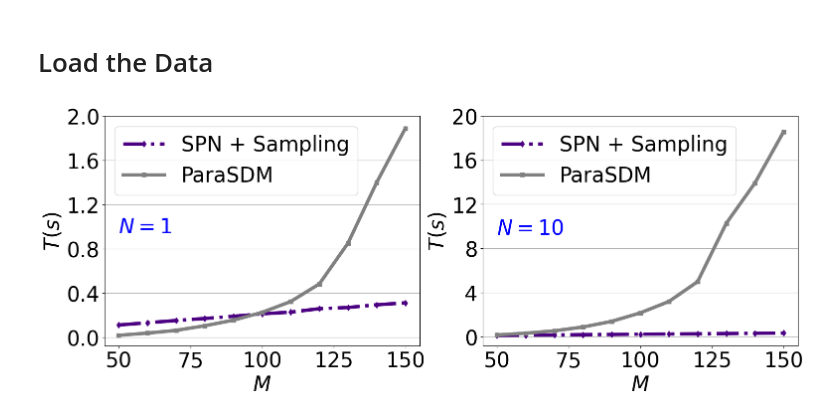
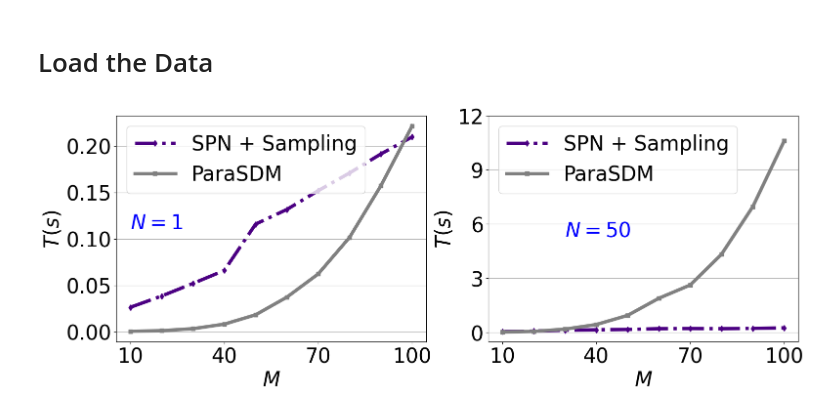
Before and after one commit to salar96/LearningFLPO, a Jupyter notebook: Speed_test_grads.ipynb, the cells around one changed output. Saved outputs shown, nothing was run; the diff lists cells and outputs as text; code cells hidden in the pictures.

```diff
--- a/Speed_test_grads.ipynb
+++ b/Speed_test_grads.ipynb
@@ -75,7 +75,7 @@ device = torch.device('cuda') if torch.cuda.is_available() else torch.device('cp
 
 print("Running on: " , device)
 
-num_facilities = np.linspace(50,150,11) # number of facilities
+num_facilities = np.linspace(10,100,10) # number of facilities
 
 city_dim = 2
 num_distinct_ends=1
@@ -235,8 +235,8 @@ linestyle3 = '--'
 fontsize1 = 30
 fontsize2 = 30
 linewidth1 = 5
-num_x_ticks = 5
-num_y_ticks = 6
+num_x_ticks = 4
+num_y_ticks = 5
 plt.figure(figsize=(18,6))
 plt.subplot(1,2,1)
 plt.plot(num_facilities,times_1_L,linestyle1,marker='d',linewidth=linewidth1,color=color1,label='SPN + Sampling')
@@ -244,53 +244,53 @@ plt.plot(num_facilities,times_1_F,linestyle2,marker='s',linewidth=linewidth1,col
 plt.xlabel(rf'$M$', fontsize=fontsize1)
 plt.ylabel(rf'$T(s)$', fontsize=fontsize1)
 plt.text(num_facilities[2]-20,times_1_F[-1]*0.5,"$N=1$",fontsize=fontsize1,color='blue',weight='bold')
-plt.yticks(np.linspace(0,2,num_y_ticks),fontsize=fontsize1)
-plt.xticks(np.linspace(50,150,num_x_ticks),fontsize=fontsize1)
+plt.yticks(np.linspace(0,.2,num_y_ticks),fontsize=fontsize1)
+plt.xticks(np.linspace(10,100,num_x_ticks),fontsize=fontsize1)
 plt.grid(axis='y',alpha=1)
 plt.legend(fontsize=fontsize1)
 
-plt.subplot(1,2,2)
-plt.plot(num_facilities,times_2_L,linestyle1,marker='d',linewidth=linewidth1,color=color1,label='SPN + Sampling')
-plt.plot(num_facilities,times_2_F,linestyle2,marker='s',linewidth=linewidth1,color=color2,label='ParaSDM')
-plt.xlabel(rf'$M$', fontsize=fontsize1)
-plt.ylabel(rf'$T(s)$', fontsize=fontsize1)
-plt.text(num_facilities[2]-20,times_2_F[-1]*0.5,"$N=10$",fontsize=fontsize1,color='blue',weight='bold')
-plt.yticks(np.linspace(0,20,num_y_ticks),fontsize=fontsize1)
-plt.xticks(np.linspace(50,150,num_x_ticks),fontsize=fontsize1)
-plt.grid(axis='y',alpha=1)
-plt.legend(fontsize=fontsize1)
+# plt.subplot(1,2,2)
+# plt.plot(num_facilities,times_2_L,linestyle1,marker='d',linewidth=linewidth1,color=color1,label='SPN + Sampling')
+# plt.plot(num_facilities,times_2_F,linestyle2,marker='s',linewidth=linewidth1,color=color2,label='ParaSDM')
+# plt.xlabel(rf'$M$', fontsize=fontsize1)
+# plt.ylabel(rf'$T(s)$', fontsize=fontsize1)
+# plt.text(num_facilities[2]-20,times_2_F[-1]*0.5,"$N=10$",fontsize=fontsize1,color='blue',weight='bold')
+# plt.yticks(np.linspace(0,20,num_y_ticks),fontsize=fontsize1)
+# plt.xticks(np.linspace(10,100,num_x_ticks),fontsize=fontsize1)
+# plt.grid(axis='y',alpha=1)
+# plt.legend(fontsize=fontsize1)
 
 # plt.subplot(2,2,3)
 # plt.plot(num_facilities,times_3_L,linestyle1,marker='d',linewidth=linewidth1,color=color1,label='SPN + Sampling')
 # plt.plot(num_facilities,times_3_F,linestyle2,marker='s',linewidth=linewidth1,color=color2,label='ParaSDM')
 # plt.xlabel(rf'$M$', fontsize=fontsize1)
 # plt.ylabel(rf'$T(s)$', fontsize=fontsize1)
 # plt.text(num_facilities[2],times_3_F[-1]*0.5,"$N=20$",fontsize=fontsize1,color='blue',weight='bold')
 # plt.yticks(np.linspace(0,20,num_y_ticks),fontsize=fontsize1)
 # plt.xticks(np.linspace(20,100,num_x_ticks),fontsize=fontsize1)
 # plt.grid(axis='y',alpha=1)
 # plt.legend(fontsize=fontsize1)
 
-# plt.subplot(2,2,4)
-# plt.plot(num_facilities,times_4_L,linestyle1,marker='d',linewidth=linewidth1,color=color1,label='SPN + Sampling')
-# plt.plot(num_facilities,times_4_F,linestyle2,marker='s',linewidth=linewidth1,color=color2,label='ParaSDM')
-# plt.xlabel(rf'$M$', fontsize=fontsize1)
-# plt.ylabel(rf'$T(s)$', fontsize=fontsize1)
-# plt.text(num_facilities[2],times_4_F[-1]*0.5,"$N=50$",fontsize=fontsize1,color='blue',weight='bold')
-# plt.yticks(np.linspace(0,50,num_y_ticks),fontsize=fontsize1)
-# plt.xticks(np.linspace(20,100,num_x_ticks),fontsize=fontsize1)
-# plt.grid(axis='y',alpha=1)
-# plt.legend(fontsize=fontsize1)
+plt.subplot(1,2,2)
+plt.plot(num_facilities,times_4_L,linestyle1,marker='d',linewidth=linewidth1,color=color1,label='SPN + Sampling')
+plt.plot(num_facilities,times_4_F,linestyle2,marker='s',linewidth=linewidth1,color=color2,label='ParaSDM')
+plt.xlabel(rf'$M$', fontsize=fontsize1)
+plt.ylabel(rf'$T(s)$', fontsize=fontsize1)
+plt.text(num_facilities[2],times_4_F[-1]*0.5,"$N=50$",fontsize=fontsize1,color='blue',weight='bold')
+plt.yticks(np.linspace(0,12,num_y_ticks),fontsize=fontsize1)
+plt.xticks(np.linspace(10,100,num_x_ticks),fontsize=fontsize1)
+plt.grid(axis='y',alpha=1)
+plt.legend(fontsize=fontsize1)
 
 # plt.figure(figsize=(16,3))
 # plt.plot(num_facilities,grad_norm_error_1,linestyle1,marker='v',color=color1,label='grad_norm_error')
 # plt.xlabel('Num F')
 # # plt.ylabel('')
 # plt.title('N_drones = 1')
 # # plt.yticks(np.linspace(0,35,15))
 # plt.grid(axis='y',alpha=1)
 # plt.legend()
 plt.savefig("SpeedTestGrad.png", bbox_inches='tight', dpi=300)
 # plt.show()
 # %% [output]
-[figure, old version]
+[figure, new version]
```
Also changed, not shown: parts of 1 cell of this notebook, 5 other files.
